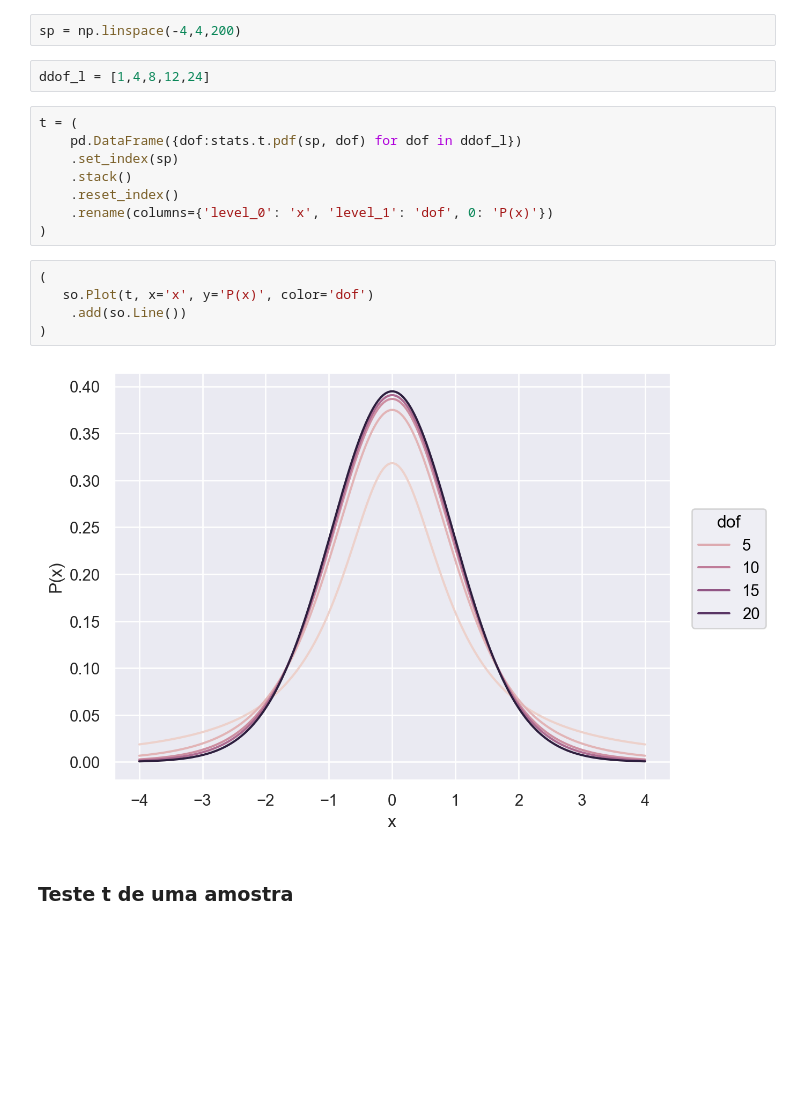
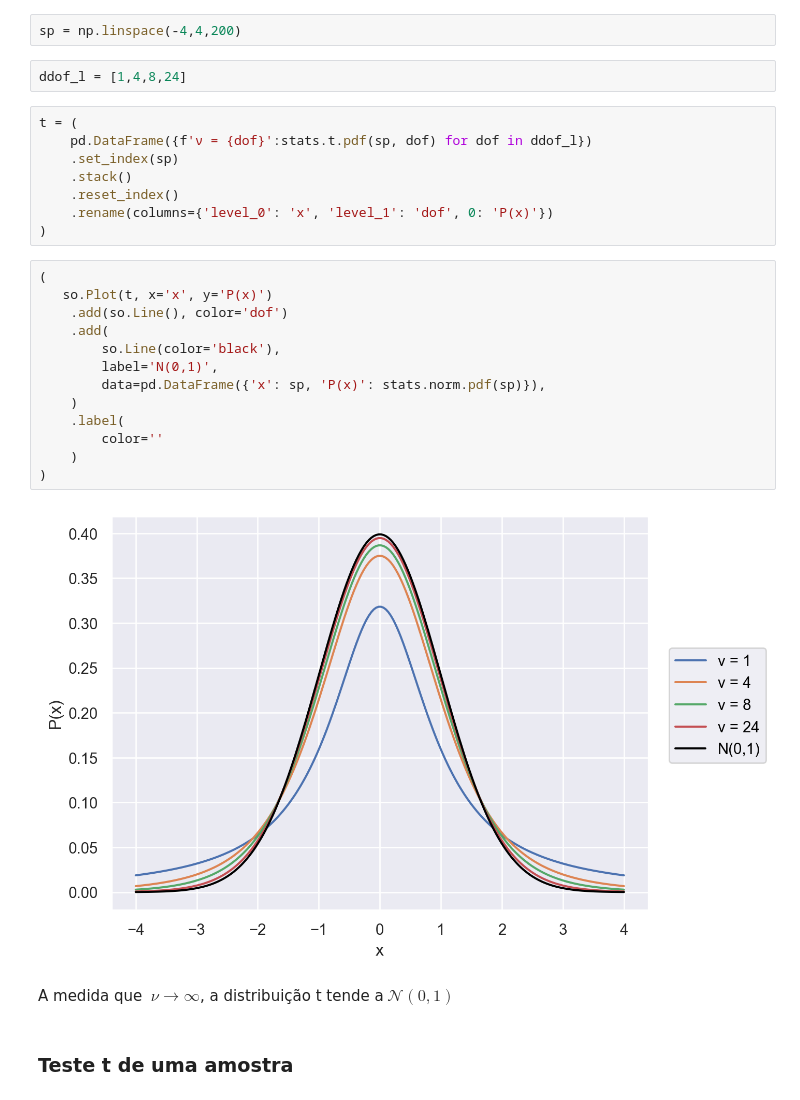
Before and after one commit to joaofauvel/mba-ds, a Jupyter notebook: Fundamentos de Estatística/fundamentos_estatistica.ipynb, the cells around one changed output. Drawn from its saved outputs; the diff is of its cells as text; blank space fills up the shorter version.

```diff
--- a/Fundamentos de Estatística/fundamentos_estatistica.ipynb
+++ b/Fundamentos de Estatística/fundamentos_estatistica.ipynb
@@ -232,10 +235,10 @@ $, onde $\nu$ é o grau de liberdade e $\Gamma$ a função gamma.
 # %%
 sp = np.linspace(-4,4,200)
 # %%
-ddof_l = [1,4,8,12,24]
+ddof_l = [1,4,8,24]
 # %%
 t = (
-    pd.DataFrame({dof:stats.t.pdf(sp, dof) for dof in ddof_l})
+    pd.DataFrame({f'ν = {dof}':stats.t.pdf(sp, dof) for dof in ddof_l})
     .set_index(sp)
     .stack()
     .reset_index()
@@ -243,11 +246,21 @@ t = (
 )
 # %%
 (
-   so.Plot(t, x='x', y='P(x)', color='dof')
-    .add(so.Line())
+   so.Plot(t, x='x', y='P(x)')
+    .add(so.Line(), color='dof')
+    .add(
+        so.Line(color='black'),
+        label='N(0,1)',
+        data=pd.DataFrame({'x': sp, 'P(x)': stats.norm.pdf(sp)}),
+    )
+    .label(
+        color=''
+    )
 )
 # %% [output]
-[figure, old version]
+[figure, new version]
+# %% [markdown]
+A medida que $ \displaystyle \ \nu \rightarrow \infty $, a distribuição t tende a$ \displaystyle \ {\mathcal {N}}(0,1) $
 # %% [markdown]
 ### Teste t de uma amostra
 # %% [markdown]
```
Also changed, not shown: parts of 15 cells of this notebook.
